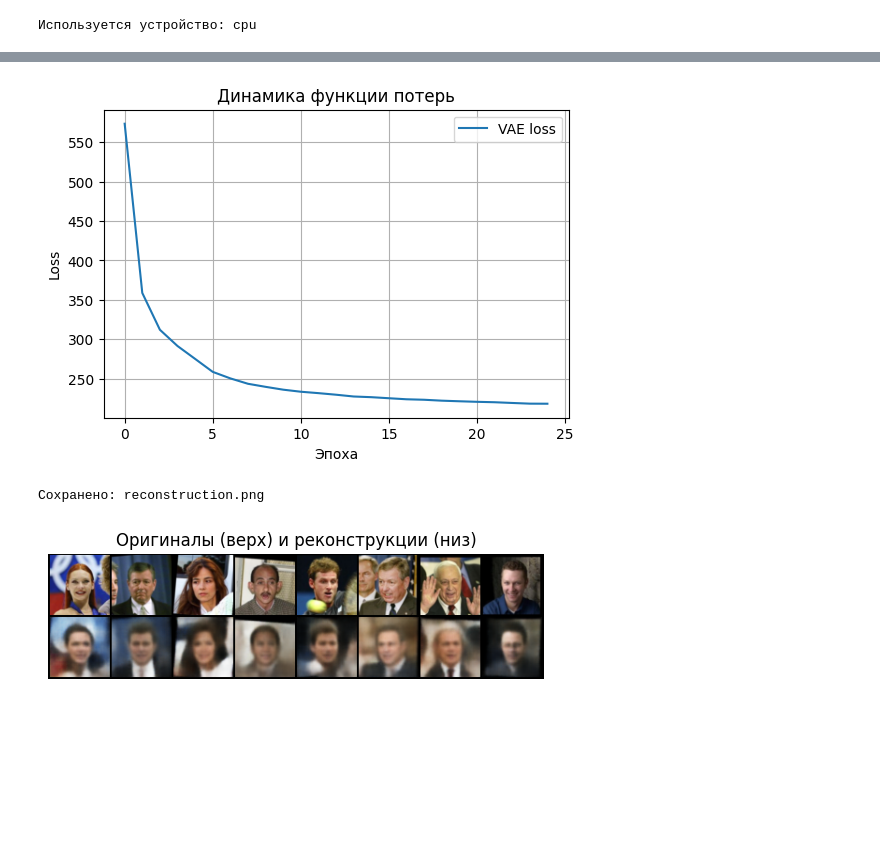
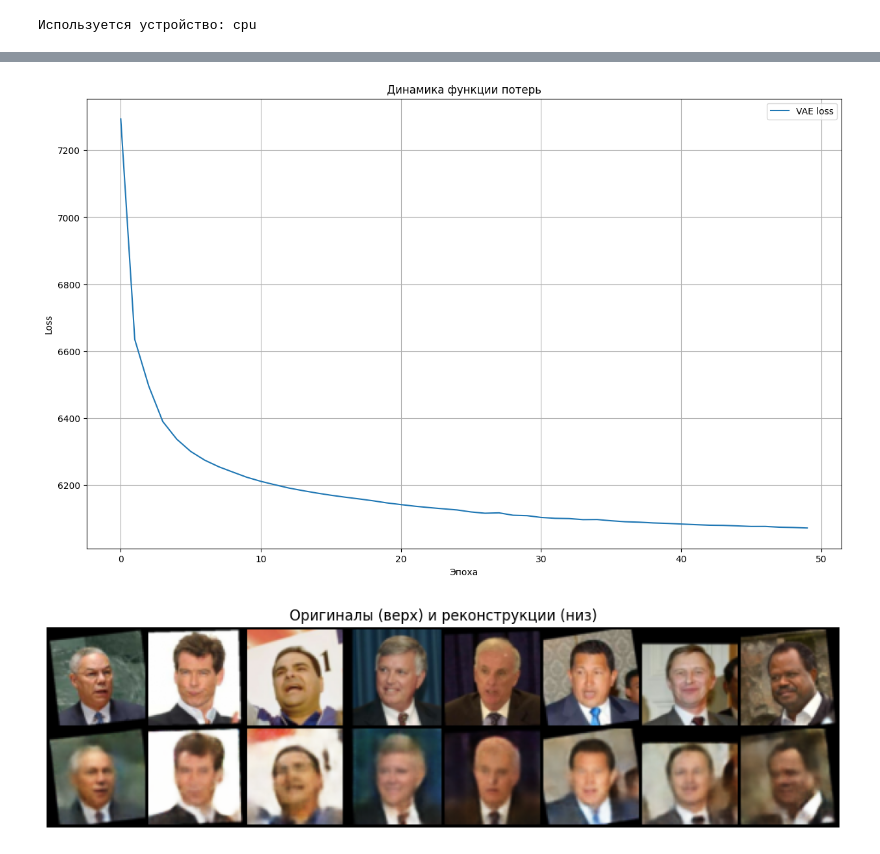
Before and after one commit to AnaKaftanchikova/data_science_prof_level, a Jupyter notebook: hw2/notebooks/vae.ipynb, the cells around one changed output, grey strips where cells are left out. Saved outputs shown, nothing was run; the diff lists cells and outputs as text; code cells hidden in the pictures; blank space fills up the shorter version.

```diff
--- a/hw2/notebooks/vae.ipynb
+++ b/hw2/notebooks/vae.ipynb
@@ -93,26 +99,39 @@ class VAE(nn.Module):
 # %%
-def vae_loss(recon_x, x, mu, logvar):
-    recon_loss = nn.functional.mse_loss(recon_x, x, reduction='sum')
-    kl_div = -0.5 * torch.sum(1 + logvar - mu.pow(2) - logvar.exp())
-    return recon_loss + kl_div
+model = VAE(latent_dim).to(device)
+optimizer = optim.AdamW(model.parameters(), lr=lr)
+loss_history = []
+
+def loss_function(recon_x, x, mu, logvar):
+    recon_loss = nn.functional.binary_cross_entropy(recon_x, x, reduction='sum')
+    kld = -0.5 * torch.sum(1 + logvar - mu.pow(2) - logvar.exp())
+    return recon_loss + 0.1 * kld
+
+os.makedirs("results", exist_ok=True)
-# %%
-vae = VAE(latent_dim).to(device)
-optimizer = optim.Adam(vae.parameters(), lr=lr)
-loss_history = []
 # %%
-vae.train()
-for epoch in range(1, epochs + 1):
+for epoch in range(epochs):
+    model.train()
     total_loss = 0
     for imgs, _ in dataloader:
         imgs = imgs.to(device)
         optimizer.zero_grad()
-        recon, mu, logvar = vae(imgs)
-        loss = vae_loss(recon, imgs, mu, logvar)
+        recon, mu, logvar = model(imgs)
+        loss = loss_function(recon, imgs, mu, logvar)
         loss.backward()
         optimizer.step()
         total_loss += loss.item()
 
-    avg_loss = total_loss / len(dataset)
+    avg_loss = total_loss / len(dataloader.dataset)
     loss_history.append(avg_loss)
-    print(f"Epoch [{epoch}/{epochs}] — Loss: {avg_loss:.2f}")
+    print(f"Эпоха [{epoch+1}/{epochs}], Потеря: {avg_loss:.4f}")
+
+    # Сохраняем реконструкции
+    model.eval()
+    with torch.no_grad():
+        sample = next(iter(dataloader))[0][:8].to(device)
+        recon, _, _ = model(sample)
+        vutils.save_image(
+            torch.cat([sample, recon], dim=0),
+            f"results/reconstruction_epoch_{epoch+1}.png",
+            nrow=8, normalize=True
+        )
 # %% [output]
@@ -136,29 +155,30 @@ Epoch [25/25] — Loss: 218.07
 # %%
-plt.figure(figsize=(6,4))
+plt.figure(figsize=(15,9))
 plt.plot(loss_history, label="VAE loss")
 plt.xlabel("Эпоха")
 plt.ylabel("Loss")
 plt.title("Динамика функции потерь")
 plt.legend()
 plt.grid()
 plt.show()
 # %% [output]
-[figure, old version]
+[figure, new version]
 # %%
-vae.eval()
+model.eval()
 with torch.no_grad():
-    imgs, _ = next(iter(dataloader))
+    data_iter = iter(dataloader)
+    imgs, _ = next(data_iter)
     imgs = imgs.to(device)
-    recon, _, _ = vae(imgs)
-    comparison = torch.cat([imgs[:8], recon[:8]])
-    utils.save_image(comparison.cpu(), "reconstruction.png", nrow=8)
-    print("Сохранено: reconstruction.png")
 
-plt.imshow(np.transpose(utils.make_grid(comparison.cpu(), nrow=8), (1,2,0)))
+    recon_imgs, _, _ = model(imgs)
+    comparison = torch.cat([imgs[:8], recon_imgs[:8]])  # верх — оригиналы, низ — реконструкции
+
+# Отображение
+plt.figure(figsize=(12, 6))
+plt.imshow(np.transpose(vutils.make_grid(comparison.cpu(), nrow=8, normalize=True), (1, 2, 0)))
 plt.axis('off')
 plt.title("Оригиналы (верх) и реконструкции (низ)")
 plt.show()
 # %% [output]
-Сохранено: reconstruction.png
-[figure, old version]
+[figure, new version]
 # %%
```
Also changed, not shown: parts of 10 cells of this notebook, 53 other files.
